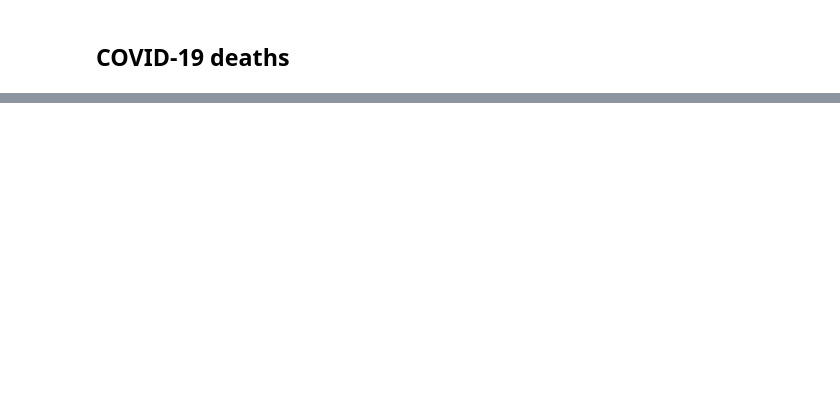
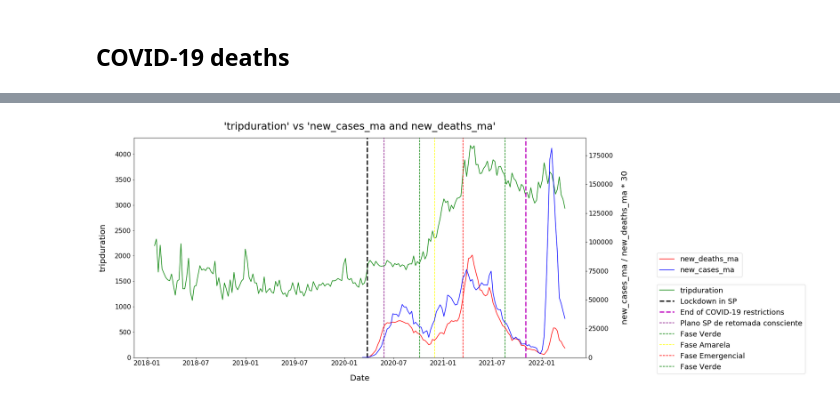
Before and after one commit to anayflima/bss-analysis, a Jupyter notebook: data_analysis/correlation_with_covid/weekly_correlation.ipynb, the cells around one changed output, grey strips where cells are left out. Cells and saved outputs as stored; diff of their text form; code cells hidden in the pictures; blank space fills up the shorter version.

```diff
--- a/data_analysis/correlation_with_covid/weekly_correlation.ipynb
+++ b/data_analysis/correlation_with_covid/weekly_correlation.ipynb
@@ -76,3 +78,9 @@ cwc.plot_variable_and_covid_together(variable, covid_variable, show_all_phases=T
+# %%
+variable = 'tripduration'
+covid_variable = ['new_cases_ma', 'new_deaths_ma']
+cwc.plot_variable_and_covid_together(variable, covid_variable, show_all_phases=True)
+# %% [output]
+[figure, added]
 # %%
 variable = 'tripduration'
 covid_variable = []
```
Also changed, not shown: parts of 12 cells of this notebook, 3 other files.
